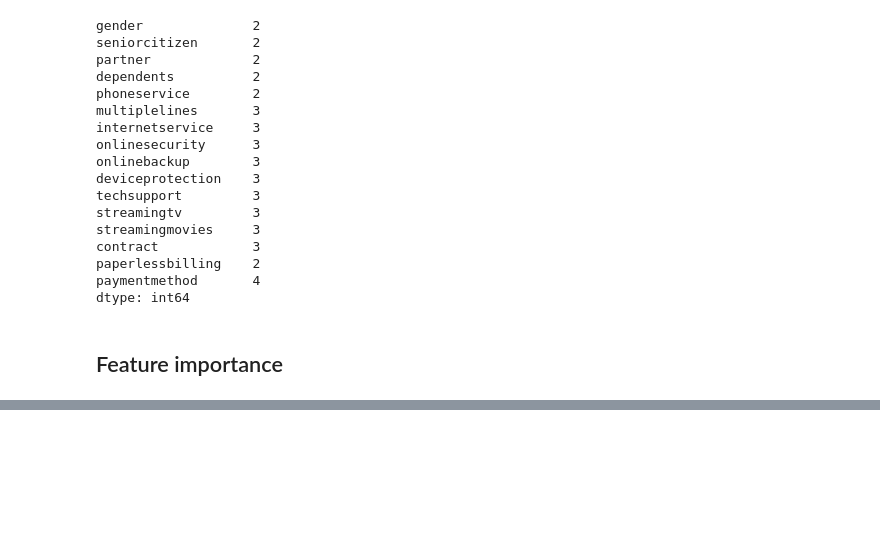
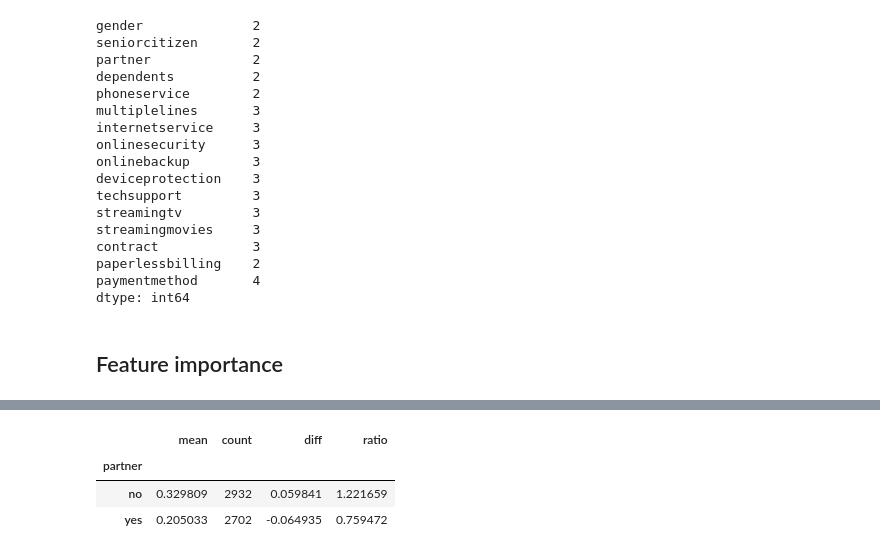
Before and after one commit to piotrswiecik/mlzoomcamp, a Jupyter notebook: various/churn.ipynb, the cells around one changed output, grey strips where cells are left out. Cells and saved outputs as stored; diff of their text form; code cells hidden in the pictures; blank space fills up the shorter version.

```diff
--- a/various/churn.ipynb
+++ b/various/churn.ipynb
@@ -340,0 +377,10 @@ dtype: int64
+# %%
+df_group_partner = df_eda.groupby("partner").churn.agg(["mean", "count"])
+df_group_partner["diff"] = df_group_partner["mean"] - df_eda.churn.mean()
+df_group_partner["ratio"] = df_group_partner["mean"] / df_eda.churn.mean()
+df_group_partner
+# %% [output]
+|  | mean | count | diff | ratio |
+| partner |  |  |  |  |
+| no | 0.329809 | 2932 | 0.059841 | 1.221659 |
+| yes | 0.205033 | 2702 | -0.064935 | 0.759472 |
```
Also changed, not shown: parts of 8 cells of this notebook.
